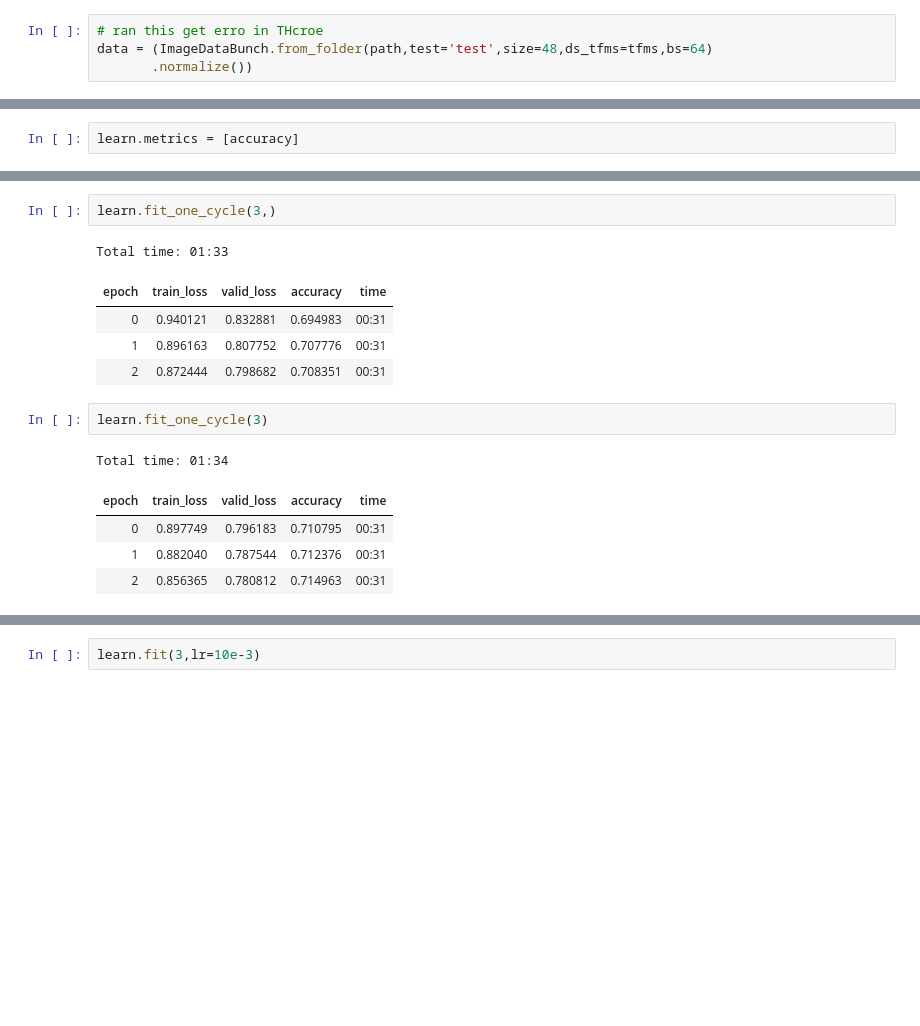
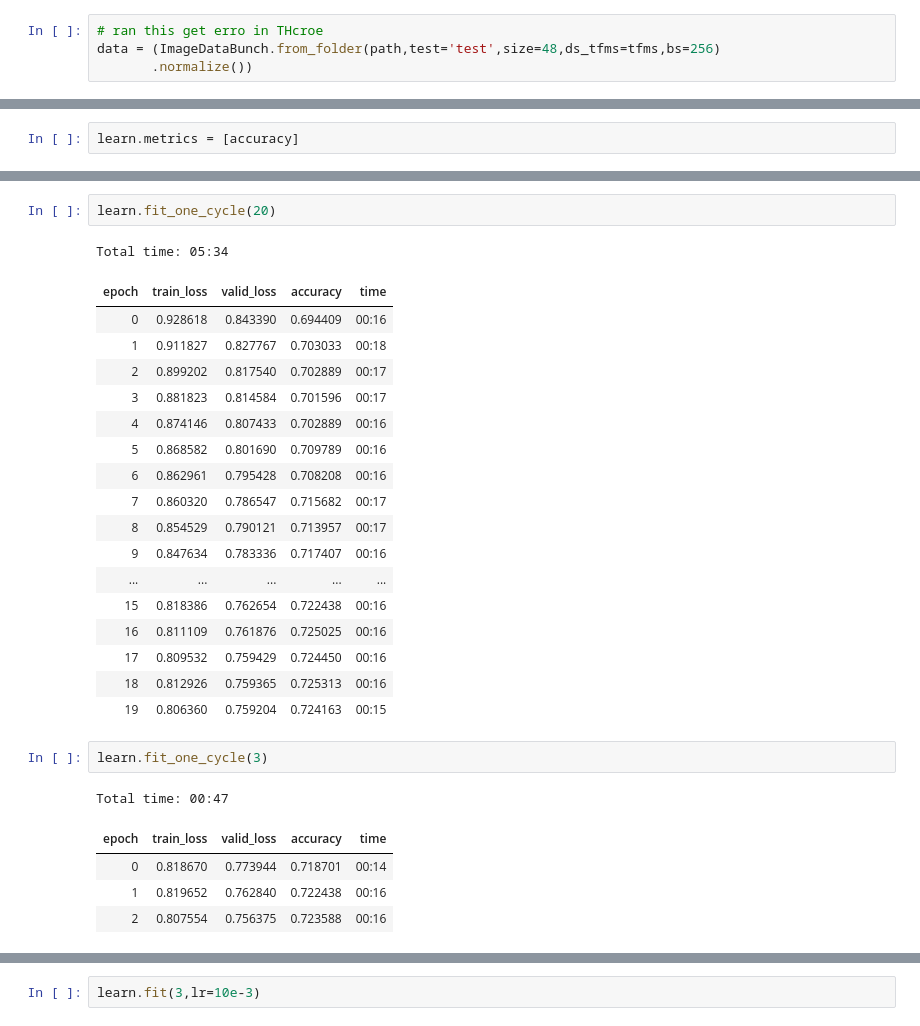
Before and after one commit to qnkhuat/emotion_train, a Jupyter notebook: fastai-resnet18.ipynb, the cells around one changed output, grey strips where cells are left out. Drawn from its saved outputs; the diff is of its cells as text; blank space fills up the shorter version.

```diff
--- a/fastai-resnet18.ipynb
+++ b/fastai-resnet18.ipynb
@@ -8,7 +29,7 @@ path ='/home/qnkhuat/data/emotion_compilation_split'
 tfms = get_transforms(do_flip=True,flip_vert=False)
 # %%
 # ran this get erro in THcroe
-data = (ImageDataBunch.from_folder(path,test='test',size=48,ds_tfms=tfms,bs=64)
+data = (ImageDataBunch.from_folder(path,test='test',size=48,ds_tfms=tfms,bs=256)
        .normalize())
 # %%
 data.show_batch(rows=3)
@@ -40,17 +61,30 @@ Total time: 01:33
 # %%
-learn.fit_one_cycle(3,)
+learn.fit_one_cycle(20)
 # %% [output]
-Total time: 01:33
+Total time: 05:34
 | epoch | train_loss | valid_loss | accuracy | time |
-| 0 | 0.940121 | 0.832881 | 0.694983 | 00:31 |
-| 1 | 0.896163 | 0.807752 | 0.707776 | 00:31 |
-| 2 | 0.872444 | 0.798682 | 0.708351 | 00:31 |
+| 0 | 0.928618 | 0.843390 | 0.694409 | 00:16 |
+| 1 | 0.911827 | 0.827767 | 0.703033 | 00:18 |
+| 2 | 0.899202 | 0.817540 | 0.702889 | 00:17 |
+| 3 | 0.881823 | 0.814584 | 0.701596 | 00:17 |
+| 4 | 0.874146 | 0.807433 | 0.702889 | 00:16 |
+| 5 | 0.868582 | 0.801690 | 0.709789 | 00:16 |
+| 6 | 0.862961 | 0.795428 | 0.708208 | 00:16 |
+| 7 | 0.860320 | 0.786547 | 0.715682 | 00:17 |
+| 8 | 0.854529 | 0.790121 | 0.713957 | 00:17 |
+| 9 | 0.847634 | 0.783336 | 0.717407 | 00:16 |
+| ... | ... | ... | ... | ... |
+| 15 | 0.818386 | 0.762654 | 0.722438 | 00:16 |
+| 16 | 0.811109 | 0.761876 | 0.725025 | 00:16 |
+| 17 | 0.809532 | 0.759429 | 0.724450 | 00:16 |
+| 18 | 0.812926 | 0.759365 | 0.725313 | 00:16 |
+| 19 | 0.806360 | 0.759204 | 0.724163 | 00:15 |
 # %%
 learn.fit_one_cycle(3)
 # %% [output]
-Total time: 01:34
+Total time: 00:47
 | epoch | train_loss | valid_loss | accuracy | time |
-| 0 | 0.897749 | 0.796183 | 0.710795 | 00:31 |
-| 1 | 0.882040 | 0.787544 | 0.712376 | 00:31 |
-| 2 | 0.856365 | 0.780812 | 0.714963 | 00:31 |
+| 0 | 0.818670 | 0.773944 | 0.718701 | 00:14 |
+| 1 | 0.819652 | 0.762840 | 0.722438 | 00:16 |
+| 2 | 0.807554 | 0.756375 | 0.723588 | 00:16 |
 # %%
```
Also changed, not shown: parts of 4 cells of this notebook, 3 other files.
